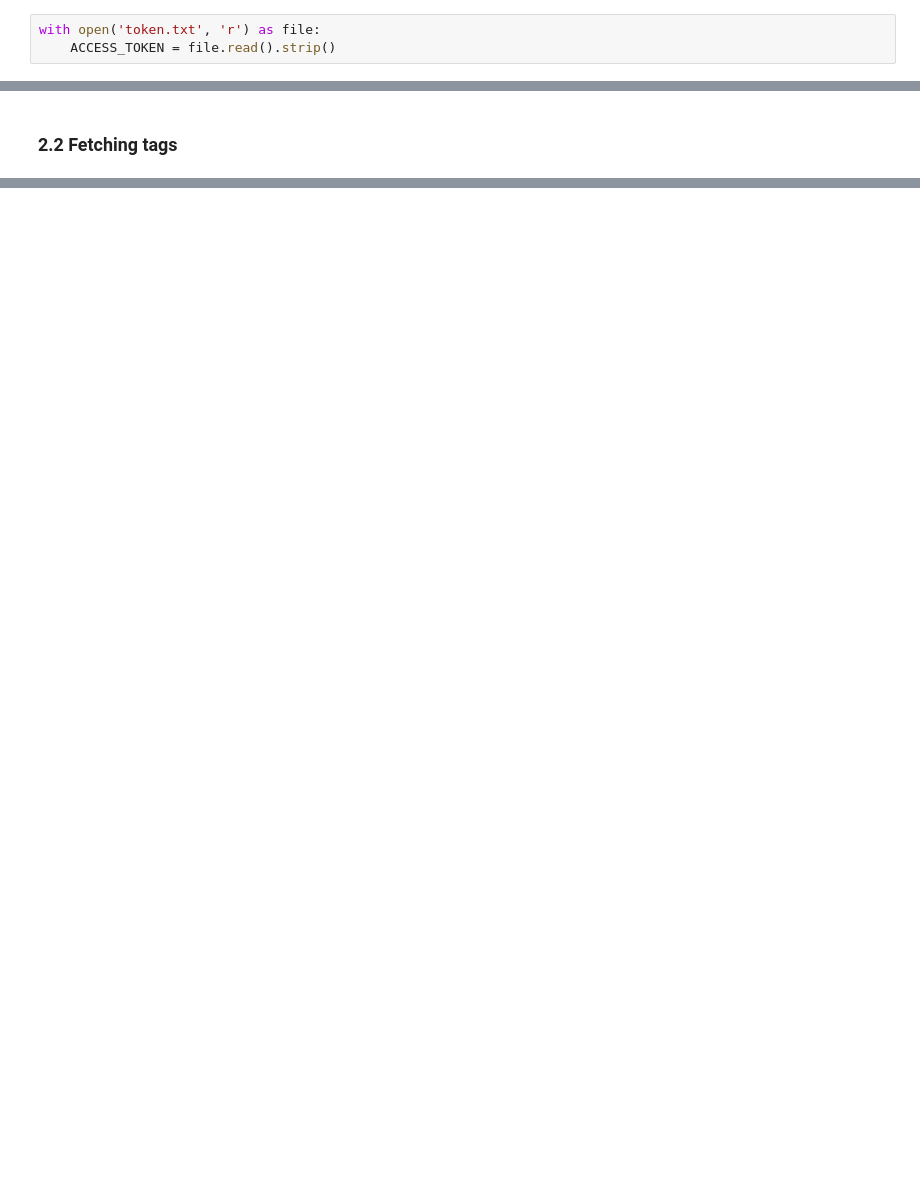
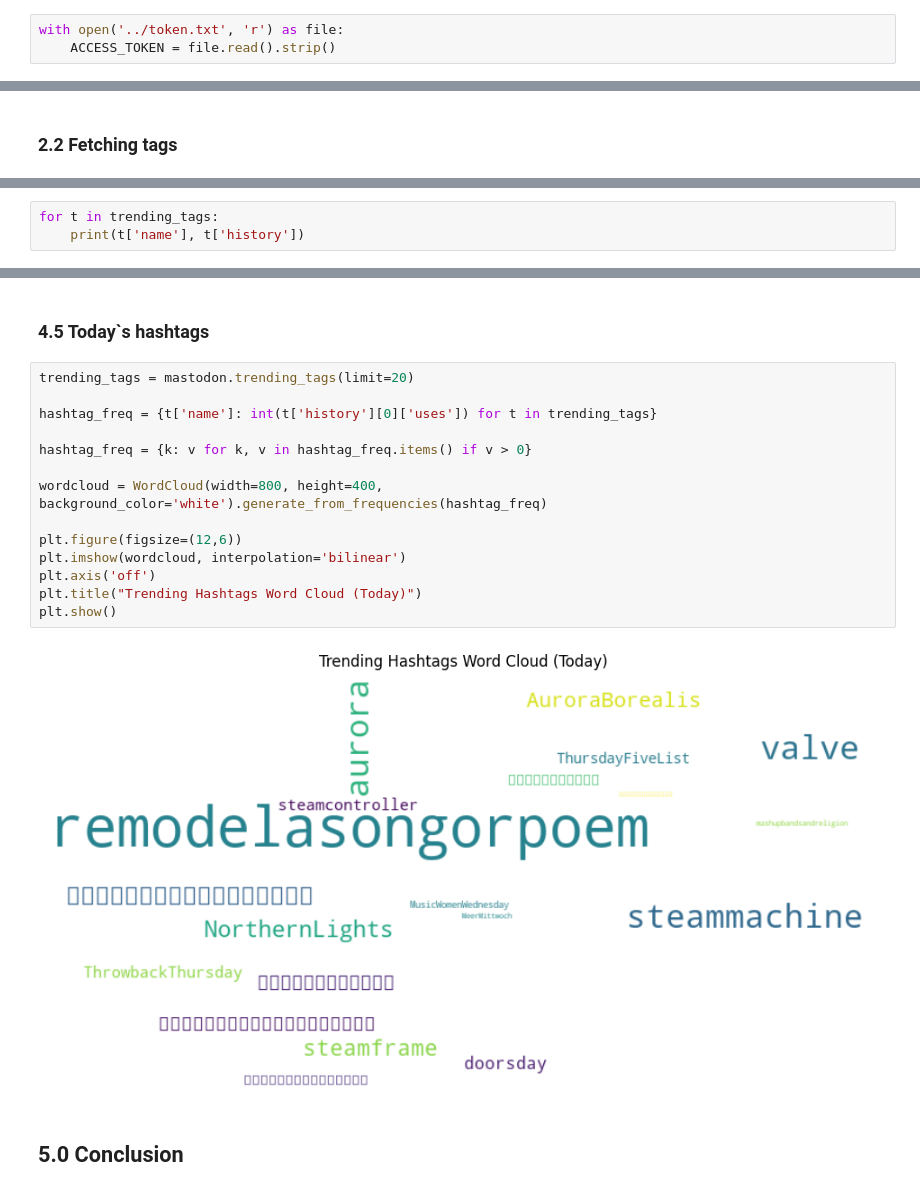
Before and after one commit to Lamees-F/Matsodon, a Jupyter notebook: Notebooks/hashtag.ipynb, the cells around one changed output, grey strips where cells are left out. Cells and saved outputs as stored; diff of their text form; blank space fills up the shorter version.

```diff
--- a/Notebooks/hashtag.ipynb
+++ b/Notebooks/hashtag.ipynb
@@ -21,5 +51,5 @@ Requirement already satisfied: six>=1.5 in c:\users\meeso\anaconda3\lib\site-pac
 # %%
-with open('token.txt', 'r') as file:
+with open('../token.txt', 'r') as file:
     ACCESS_TOKEN = file.read().strip()
 # %%
 from mastodon import Mastodon
@@ -76,0 +107,3 @@ TuneTuesday 17 uses today
+# %%
+for t in trending_tags:
+    print(t['name'], t['history'])
@@ -76,0 +326,20 @@ TuneTuesday 17 uses today
+# %% [markdown]
+### 4.5 Today`s hashtags
+# %%
+trending_tags = mastodon.trending_tags(limit=20)
+
+hashtag_freq = {t['name']: int(t['history'][0]['uses']) for t in trending_tags}
+
+hashtag_freq = {k: v for k, v in hashtag_freq.items() if v > 0}
+
+wordcloud = WordCloud(width=800, height=400, background_color='white').generate_from_frequencies(hashtag_freq)
+
+plt.figure(figsize=(12,6))
+plt.imshow(wordcloud, interpolation='bilinear')
+plt.axis('off')
+plt.title("Trending Hashtags Word Cloud (Today)")
+plt.show()
+# %% [output]
+[figure, added]
+# %% [markdown]
+## 5.0 Conclusion
```
Also changed, not shown: parts of 33 cells of this notebook, 1 other file.
